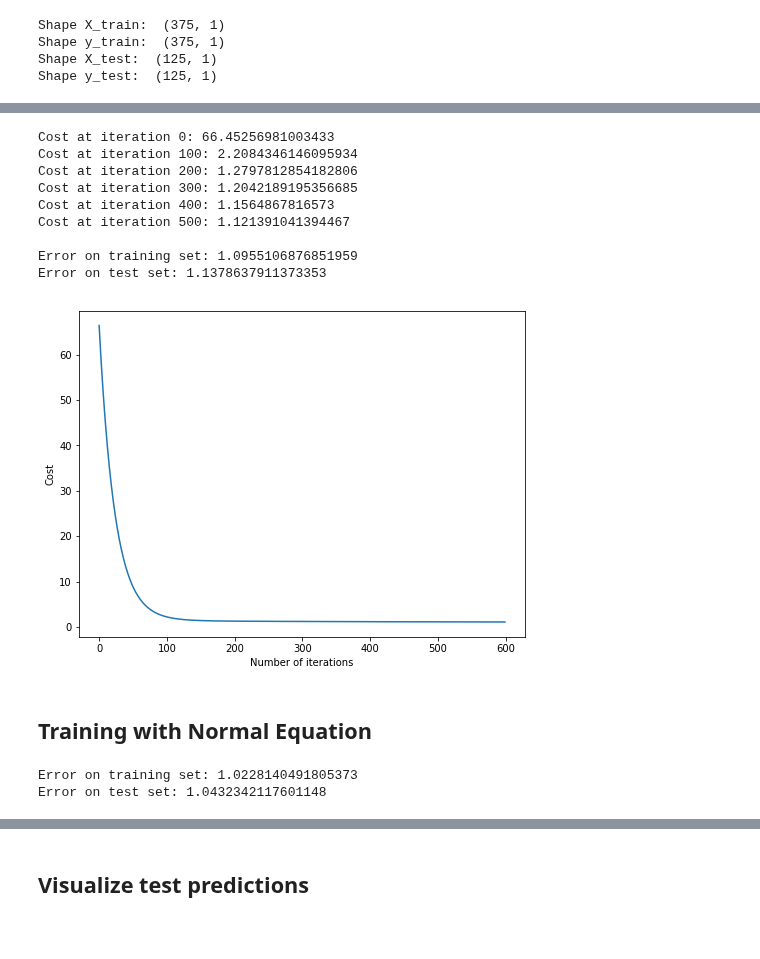
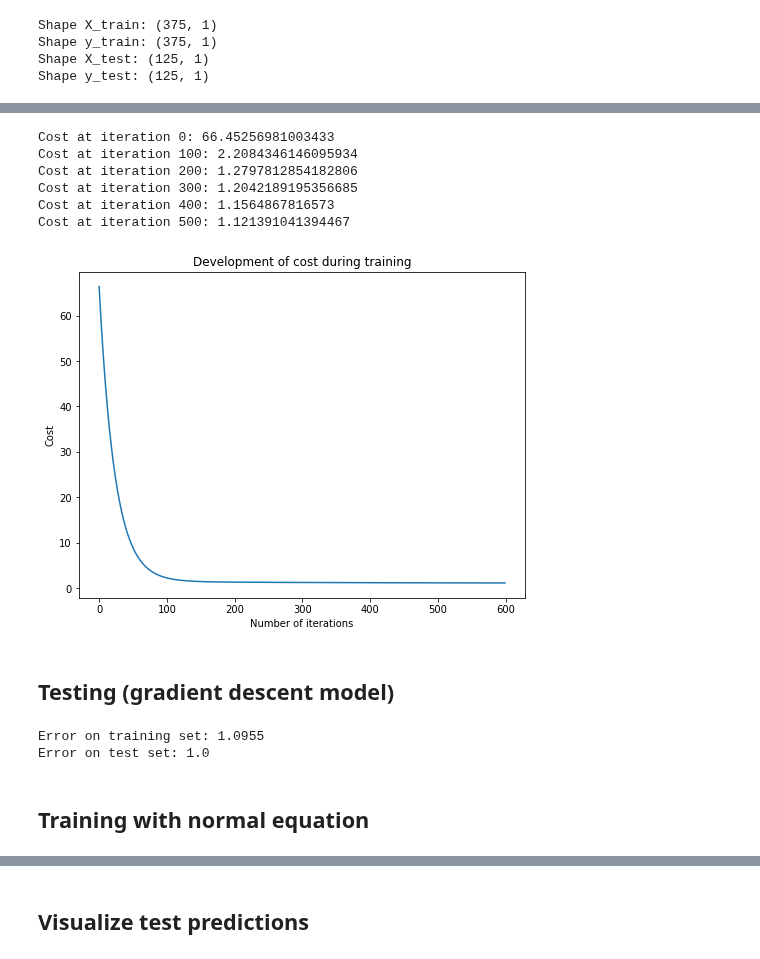
Before and after one commit to zotroneneis/machine_learning_basics, a Jupyter notebook: linear_regression.ipynb, the cells around one changed output, grey strips where cells are left out. Cells and saved outputs as stored; diff of their text form; code cells hidden in the pictures; blank space fills up the shorter version.

```diff
--- a/linear_regression.ipynb
+++ b/linear_regression.ipynb
@@ -113,7 +110,0 @@ Shape y_test:  (125, 1)
-# %%
-n_samples, n_features = X_train.shape
-n_samples_test, _ = X_test.shape
-
-# Step 0: Initialize the parameters
-w = np.zeros(shape=(n_features,1))
-b = 0
@@ -158,50 +163,44 @@ def predict(X, w, b):
+# %%
+regressor = LinearRegression()
+w_trained, b_trained, costs = regressor.train_gradient_descent(X_train, y_train, learning_rate=0.005, n_iters=600)
+
+fig = plt.figure(figsize=(8,6))
+plt.plot(np.arange(n_iters), costs)
+plt.title("Development of cost during training")
+plt.xlabel("Number of iterations")
+plt.ylabel("Cost")
+plt.show()
+# %% [output]
+Cost at iteration 0: 66.45256981003433
+Cost at iteration 100: 2.2084346146095934
+Cost at iteration 200: 1.2797812854182806
+Cost at iteration 300: 1.2042189195356685
+Cost at iteration 400: 1.1564867816573
+Cost at iteration 500: 1.121391041394467
+[figure, added]
+# %% [markdown]
+## Testing (gradient descent model)
 # %%
-n_iters = 600
-learning_rate = 0.005
-w_trained, b_trained, costs = train_gradient_descent(X_train, y_train, w, b, learning_rate, n_iters)
+n_samples, _ = X_train.shape
+n_samples_test, _ = X_test.shape
 
-y_p_train = predict(X_train, w_trained, b_trained)
-y_p_test = predict(X_test, w_trained, b_trained)
+y_p_train = regressor.predict(X_train)
+y_p_test = regressor.predict(X_test)
 
-error_train =  1/n_samples * np.sum((y_p_train - y_train)**2)
-error_test =  1/n_samples_test * np.sum((y_p_test - y_test)**2)
-print()
-print(f"Error on training set: {error_train}")
-print(f"Error on test set: {error_test}")
+error_train =  (1 / n_samples) * np.sum((y_p_train - y_train) ** 2)
+error_test =  (1 / n_samples_test) * np.sum((y_p_test - y_test) ** 2)
 
-fig = plt.figure(figsize=(8,6))
-plt.plot(np.arange(n_iters), costs)
-plt.xlabel("Number of iterations")
-plt.ylabel("Cost")
-plt.show()
+print(f"Error on training set: {np.round(error_train, 4)}")
+print(f"Error on test set: {np.round(error_test)}")
 # %% [output]
-Cost at iteration 0: 66.45256981003433
-Cost at iteration 100: 2.2084346146095934
-Cost at iteration 200: 1.2797812854182806
-Cost at iteration 300: 1.2042189195356685
-Cost at iteration 400: 1.1564867816573
-Cost at iteration 500: 1.121391041394467
-
-Error on training set: 1.0955106876851959
-Error on test set: 1.1378637911373353
+Error on training set: 1.0955
+Error on test set: 1.0
-[figure, removed]
 # %% [markdown]
-## Training with Normal Equation
+## Training with normal equation
 # %%
 # To compute the parameters using the normal equation, we add a bias value of 1 to each input example
 X_b_train = np.c_[np.ones((n_samples)), X_train]
 X_b_test = np.c_[np.ones((n_samples_test)), X_test]
 
-w_trained = train_normal_equation(X_b_train, y_train)
-
-y_p_train = predict(X_b_train, w_trained, 0)
-y_p_test = predict(X_b_test, w_trained, 0)
-
-error_train =  1/n_samples * np.sum((y_p_train - y_train)**2)
-error_test =  1/n_samples_test * np.sum((y_p_test - y_test)**2)
-print()
-print(f"Error on training set: {error_train}")
-print(f"Error on test set: {error_test}")
+reg_normal = LinearRegression()
+w_trained = reg_normal.train_normal_equation(X_b_train, y_train)
-# %% [output]
-Error on training set: 1.0228140491805373
-Error on test set: 1.0432342117601148
```
Also changed, not shown: parts of 9 cells of this notebook, 6 other files.
